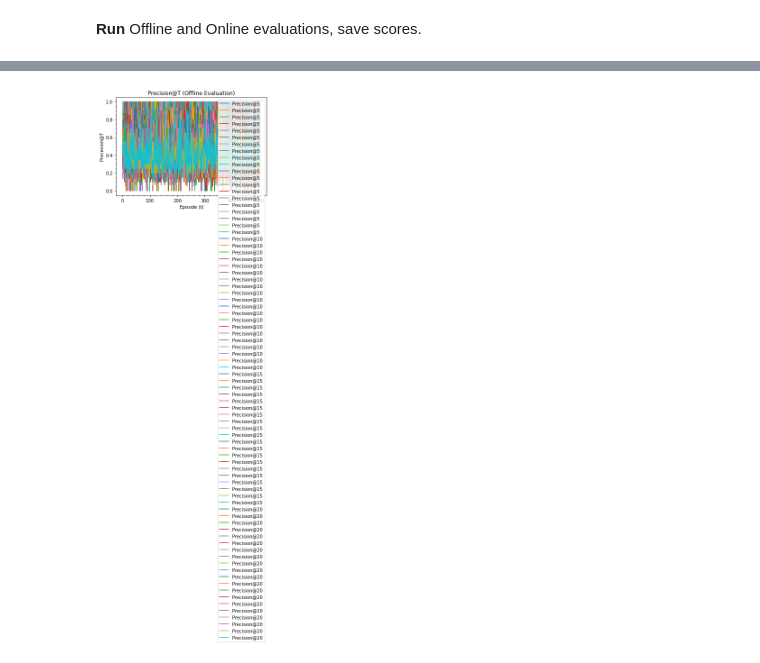
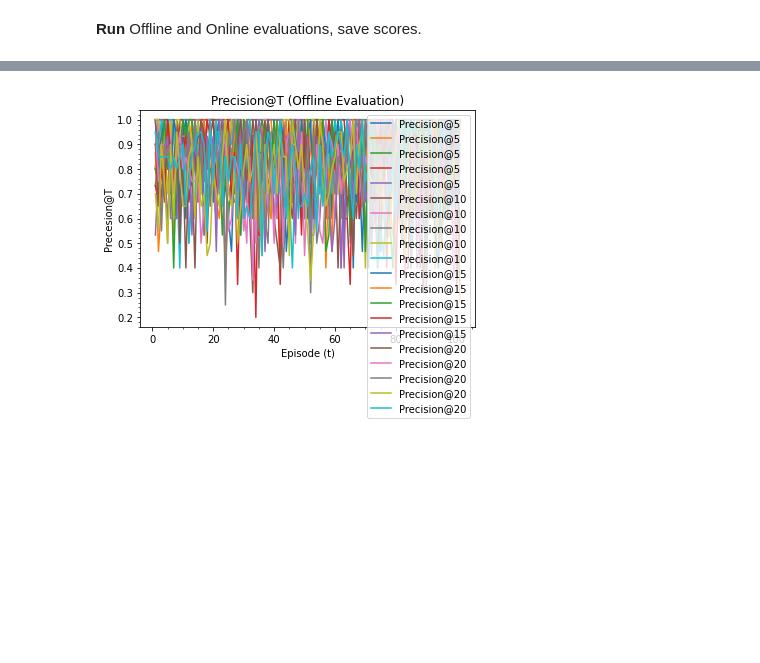
Before and after one commit to jiaqi-xi/slate_restaurant, a Jupyter notebook: Final Project/train_drr.ipynb, the cells around one changed output, grey strips where cells are left out. Cells and saved outputs as stored; diff of their text form; code cells hidden in the pictures; blank space fills up the shorter version.

Commit message:
update train_drr

```diff
--- a/Final Project/train_drr.ipynb
+++ b/Final Project/train_drr.ipynb
@@ -35,7 +35,7 @@ class config():
     train_critic_loss_plot_dir = output_path + 'train_critic_loss.png'
     train_mean_reward_plot_dir = output_path + 'train_mean_reward.png'
 
-    trained_models_dir = '../../dataset/data_runs/'
+    trained_models_dir = 'dataset/data_runs/'
 
     actor_model_trained = trained_models_dir + 'actor_net.weights'
     critic_model_trained = trained_models_dir + 'critic_net.weights'
@@ -47,12 +47,12 @@ class config():
 
     csv_dir = output_path + 'log.csv'
 
-    path_to_trained_pmf = trained_models_dir + 'ratio_0.800000_bs_100000_e_72_wd_0.100000_lr_0.000100_trained_pmf.pt'
+    path_to_trained_pmf = trained_models_dir + 'ratio_0.800000_bs_100000_e_71_wd_0.100000_lr_0.000100_trained_pmf.pt'
 
     # hyperparams
     batch_size = 64
     gamma = 0.9
-    replay_buffer_size = 100000
+    replay_buffer_size = 1000 #100000
     history_buffer_size = 5
     learning_start = 5000
     learning_freq = 1
@@ -66,9 +66,9 @@ class config():
     tau = 0.01 # inital 0.001
     beta = 0.4
     prob_alpha = 0.3
-    max_timesteps_train = 260000
-    max_epochs_offline = 500
-    max_timesteps_online = 20000
+    max_timesteps_train = 1000 #260000
+    max_epochs_offline = 100 #500
+    max_timesteps_online = 2000 #20000
     embedding_feature_size = 100
     episode_length = 10
     train_ratio = 0.8
@@ -116,7 +116,7 @@ Using CPU
 Seeds initialized
 # %%
 # Normalize rewards to [-1, 1]
-data[:, 1] = 0.5 * (data[:, 1] - 3)
+data[:, 0] = 0.5 * (data[:, 0] - 3)
 
 data = data[:,:-1] # PMF only need id and stars
 data = data.astype(np.float64)
@@ -221,8 +468,8 @@ IndexError: tensors used as indices must be long, int, byte or bool tensors
 # Change to newest trained data directories
 # config.trained_models_dir = config.output_path
 # output_path = config.output_path
-config.trained_models_dir = "results/210419-181221/"
-output_path = "results/210419-181221/"
+config.trained_models_dir = "results/231207-201029/"
+output_path = "results/231207-201029/"
 
 train_actor_loss_data_dir = output_path + 'train_actor_loss_data.npy'
 train_critic_loss_data_dir = output_path + 'train_critic_loss_data.npy'
@@ -307,39 +548,21 @@ T_precisions = [5, 10, 15, 20]
 
 # PMF
 for T_precision in T_precisions:
-  pmf_Ts = []
-  for i in range(20):
-    # Evaluate
-    avg_precision = trainer.offline_pmf_evaluate(T_precision)
+    pmf_Ts = []
+    for i in range(5):
+    # for i in range(20):
+        # Evaluate
+        avg_precision = trainer.offline_pmf_evaluate(T_precision)
 
-    # Append to list
-    pmf_Ts.append(avg_precision)
+        # Append to list
+        pmf_Ts.append(avg_precision)
 
-  # Save data
-  pmf_Ts = np.array(pmf_Ts)
-  np.save(output_path + f'avg_precision@{T_precision}_offline_pmf_eval.npy', pmf_Ts)
+    # Save data
+    pmf_Ts = np.array(pmf_Ts)
+    np.save(output_path + f'avg_precision@{T_precision}_offline_pmf_eval.npy', pmf_Ts)
 
-  # Save
-  sourceFile = open(output_path + f'avg_precision@{T_precision}_offline_pmf_eval.txt', 'w')
-  print(f'Average Precision@{T_precision} (Eval): {np.mean(pmf_Ts)}', file=sourceFile)
-  sourceFile.close()
-
-# DRR
-# for T_precision in T_precisions:
-#   drr_Ts = []
-#   for i in range(20):
-#     # Evaluate
-#     avg_precision = trainer.offline_evaluate(T_precision)
-
-#     # Append to list
-#     drr_Ts.append(avg_precision)
-
-#   # Save data
-#   drr_Ts = np.array(drr_Ts)
-#   np.save(output_path + f'avg_precision@{T_precision}_offline_eval.npy', drr_Ts)
-
-#   # Save
-#   sourceFile = open(output_path + f'avg_precision@{T_precision}_offline_eval.txt', 'w')
-#   print(f'Average Precision@{T_precision} (Eval): {np.mean(drr_Ts)}', file=sourceFile)
-#   sourceFile.close()
+    # Save
+    sourceFile = open(output_path + f'avg_precision@{T_precision}_offline_pmf_eval.txt', 'w')
+    print(f'Average Precision@{T_precision} (Eval): {np.mean(pmf_Ts)}', file=sourceFile)
+    sourceFile.close()
 # %% [output]
@@ -363 +586 @@ Average Precision@20: 0.4030 |
-[figure, old version]
+[figure, new version]
```
Also changed, not shown: parts of 19 cells of this notebook.
